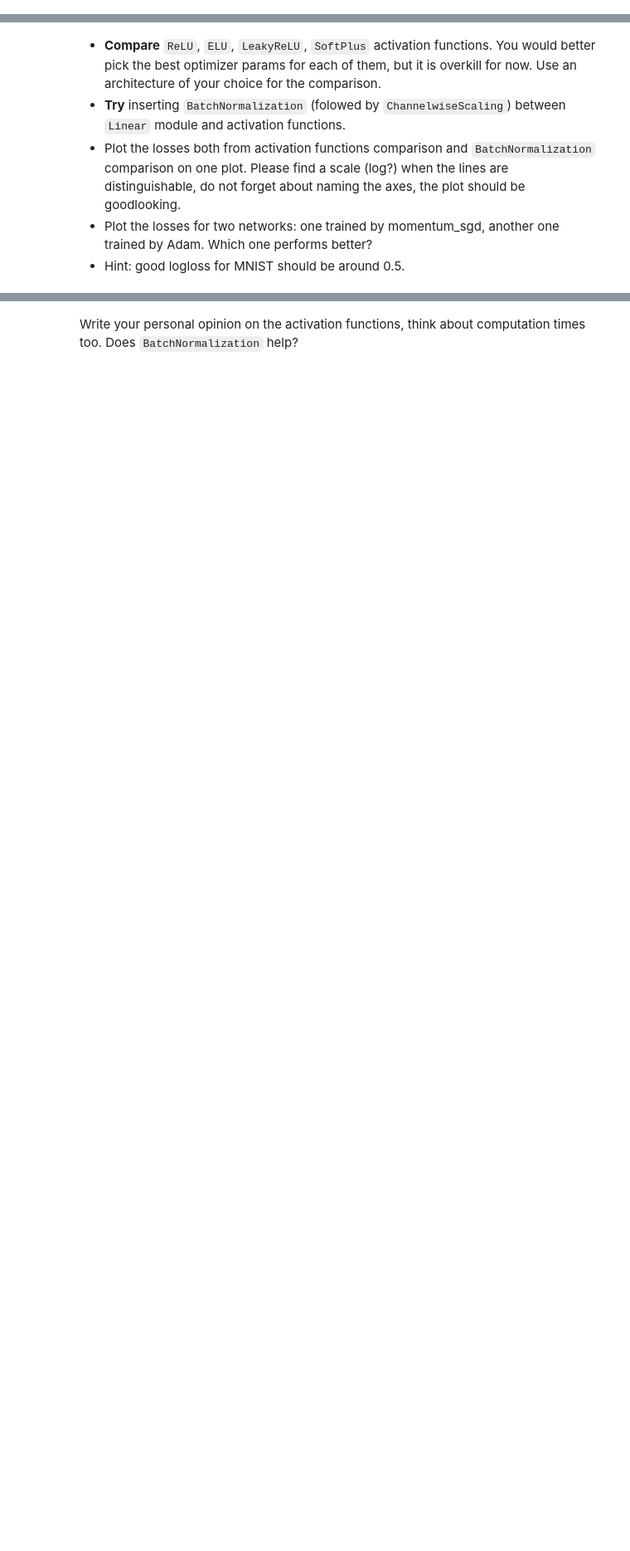
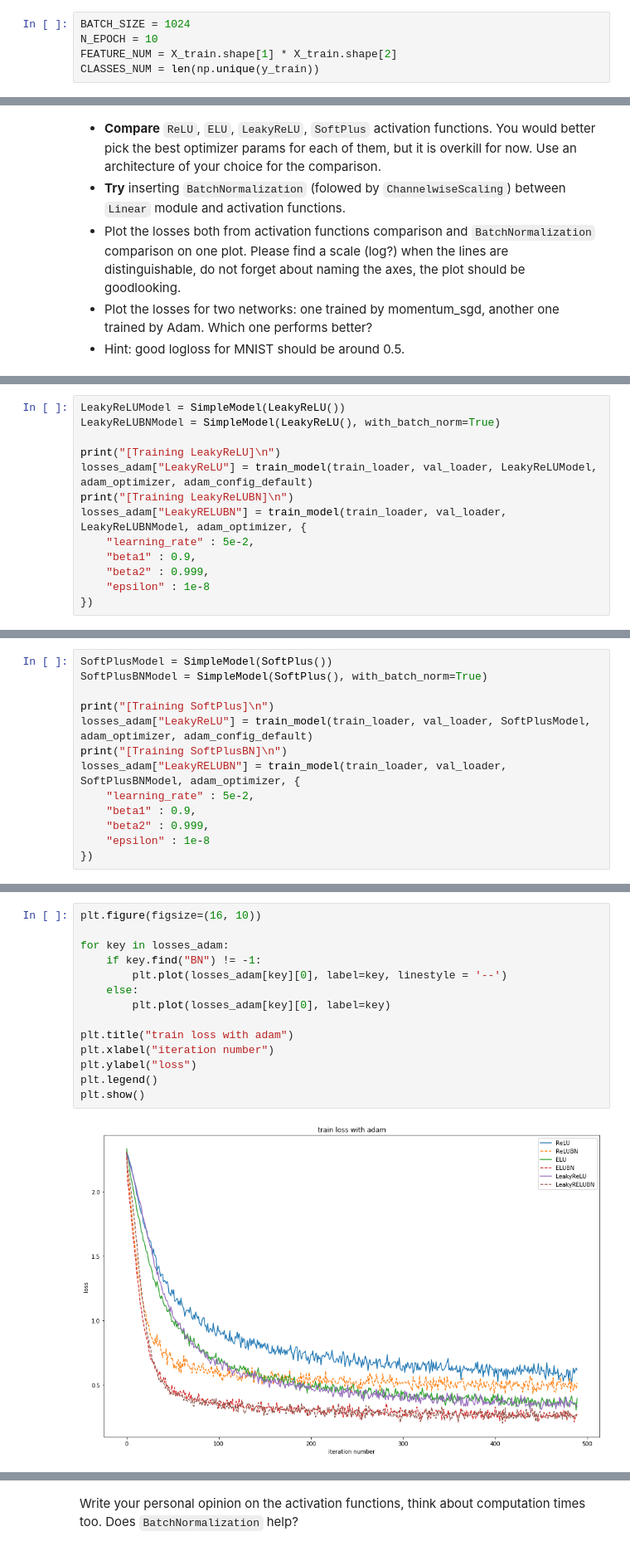
Before and after one commit to archie230/ml-mipt-solutions, a Jupyter notebook: week0_08_Intro_to_DL/main_notebook.ipynb, the cells around one changed output, grey strips where cells are left out. Shown at 83% size. Cells and saved outputs as stored; diff of their text form; blank space fills up the shorter version.

```diff
--- a/week0_08_Intro_to_DL/main_notebook.ipynb
+++ b/week0_08_Intro_to_DL/main_notebook.ipynb
@@ -162,3 +159,8 @@ array([0, 1, 2, 3, 4, 5, 6, 7, 8, 9], dtype=uint8)
+# %%
+BATCH_SIZE = 1024
+N_EPOCH = 10
+FEATURE_NUM = X_train.shape[1] * X_train.shape[2]
+CLASSES_NUM = len(np.unique(y_train))
 # %% [markdown]
 One-hot encode the labels first.
 # %%
@@ -187,0 +506,13 @@ def train_model(model, optimizer,):
+# %%
+LeakyReLUModel = SimpleModel(LeakyReLU())
+LeakyReLUBNModel = SimpleModel(LeakyReLU(), with_batch_norm=True)
+
+print("[Training LeakyReLU]\n")
+losses_adam["LeakyReLU"] = train_model(train_loader, val_loader, LeakyReLUModel, adam_optimizer, adam_config_default)
+print("[Training LeakyReLUBN]\n")
+losses_adam["LeakyRELUBN"] = train_model(train_loader, val_loader, LeakyReLUBNModel, adam_optimizer, {
+    "learning_rate" : 5e-2,
+    "beta1" : 0.9,
+    "beta2" : 0.999,
+    "epsilon" : 1e-8
+})
@@ -187,0 +537,13 @@ def train_model(model, optimizer,):
+# %%
+SoftPlusModel = SimpleModel(SoftPlus())
+SoftPlusBNModel = SimpleModel(SoftPlus(), with_batch_norm=True)
+
+print("[Training SoftPlus]\n")
+losses_adam["LeakyReLU"] = train_model(train_loader, val_loader, SoftPlusModel, adam_optimizer, adam_config_default)
+print("[Training SoftPlusBN]\n")
+losses_adam["LeakyRELUBN"] = train_model(train_loader, val_loader, SoftPlusBNModel, adam_optimizer, {
+    "learning_rate" : 5e-2,
+    "beta1" : 0.9,
+    "beta2" : 0.999,
+    "epsilon" : 1e-8
+})
@@ -187,0 +568,16 @@ def train_model(model, optimizer,):
+# %%
+plt.figure(figsize=(16, 10))
+
+for key in losses_adam:
+    if key.find("BN") != -1:
+        plt.plot(losses_adam[key][0], label=key, linestyle = '--')
+    else:
+        plt.plot(losses_adam[key][0], label=key)
+
+plt.title("train loss with adam")
+plt.xlabel("iteration number")
+plt.ylabel("loss")
+plt.legend()
+plt.show()
+# %% [output]
+[figure, added]
```
Also changed, not shown: parts of 25 cells of this notebook, 2 other files.
